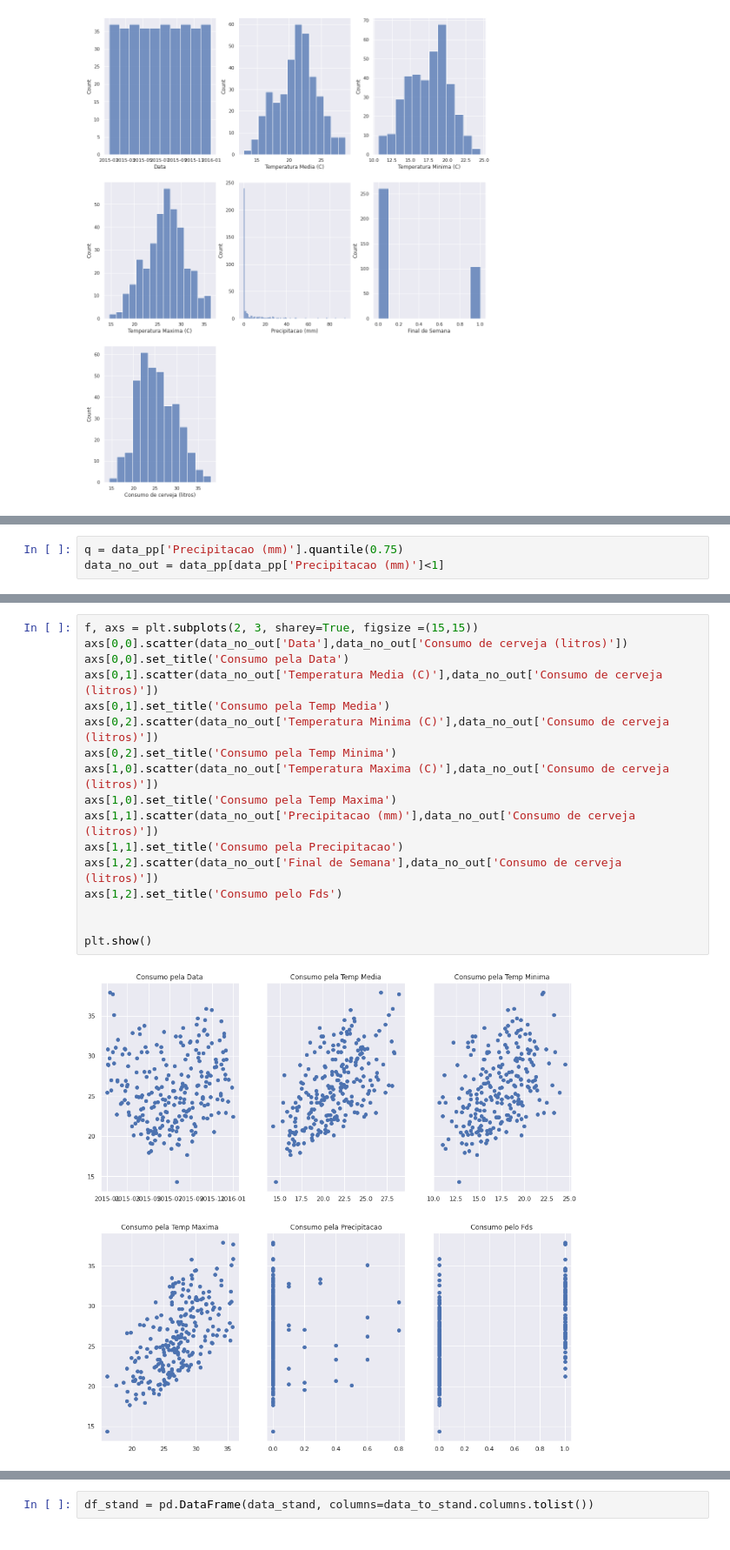
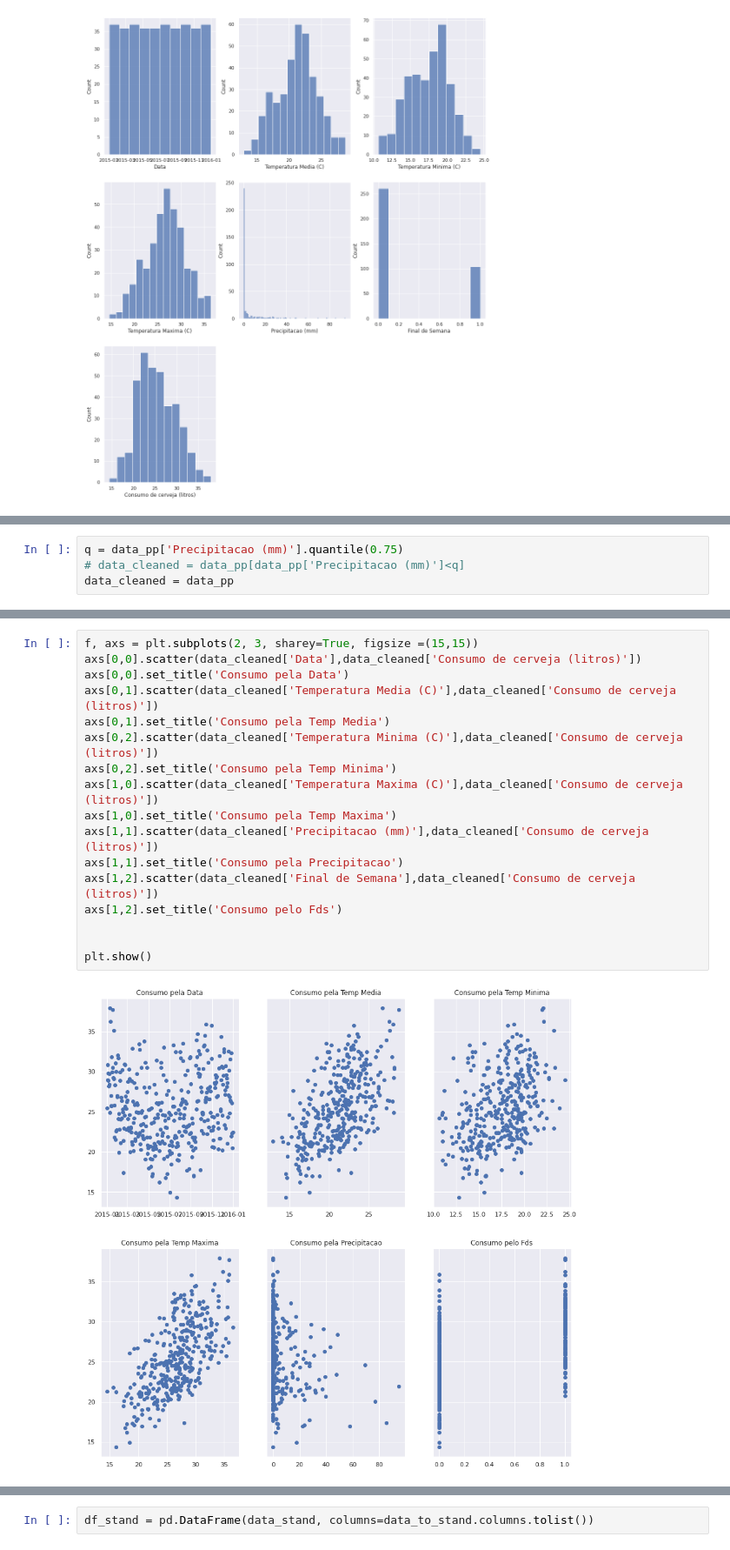
Before and after one commit to gus-phys/AI2-resources, a Jupyter notebook: 06-introducao-ml/aula2/KNN-Regressor/KNN-Regressor.ipynb, the cells around one changed output, grey strips where cells are left out. Shown at 87% size. Drawn from its saved outputs; the diff is of its cells as text.

```diff
--- a/06-introducao-ml/aula2/KNN-Regressor/KNN-Regressor.ipynb
+++ b/06-introducao-ml/aula2/KNN-Regressor/KNN-Regressor.ipynb
@@ -155,4 +157,5 @@ for i, column in enumerate(data_pp.columns, 1):
 # %%
 q = data_pp['Precipitacao (mm)'].quantile(0.75)
-data_no_out = data_pp[data_pp['Precipitacao (mm)']<1]
+# data_cleaned = data_pp[data_pp['Precipitacao (mm)']<q]
+data_cleaned = data_pp
 # %%
@@ -163,20 +166,20 @@ sns.displot(data_no_out['Precipitacao (mm)'])
 # %%
 f, axs = plt.subplots(2, 3, sharey=True, figsize =(15,15))
-axs[0,0].scatter(data_no_out['Data'],data_no_out['Consumo de cerveja (litros)'])
+axs[0,0].scatter(data_cleaned['Data'],data_cleaned['Consumo de cerveja (litros)'])
 axs[0,0].set_title('Consumo pela Data')
-axs[0,1].scatter(data_no_out['Temperatura Media (C)'],data_no_out['Consumo de cerveja (litros)'])
+axs[0,1].scatter(data_cleaned['Temperatura Media (C)'],data_cleaned['Consumo de cerveja (litros)'])
 axs[0,1].set_title('Consumo pela Temp Media')
-axs[0,2].scatter(data_no_out['Temperatura Minima (C)'],data_no_out['Consumo de cerveja (litros)'])
+axs[0,2].scatter(data_cleaned['Temperatura Minima (C)'],data_cleaned['Consumo de cerveja (litros)'])
 axs[0,2].set_title('Consumo pela Temp Minima')
-axs[1,0].scatter(data_no_out['Temperatura Maxima (C)'],data_no_out['Consumo de cerveja (litros)'])
+axs[1,0].scatter(data_cleaned['Temperatura Maxima (C)'],data_cleaned['Consumo de cerveja (litros)'])
 axs[1,0].set_title('Consumo pela Temp Maxima')
-axs[1,1].scatter(data_no_out['Precipitacao (mm)'],data_no_out['Consumo de cerveja (litros)'])
+axs[1,1].scatter(data_cleaned['Precipitacao (mm)'],data_cleaned['Consumo de cerveja (litros)'])
 axs[1,1].set_title('Consumo pela Precipitacao')
-axs[1,2].scatter(data_no_out['Final de Semana'],data_no_out['Consumo de cerveja (litros)'])
+axs[1,2].scatter(data_cleaned['Final de Semana'],data_cleaned['Consumo de cerveja (litros)'])
 axs[1,2].set_title('Consumo pelo Fds')
 
 
 plt.show()
 # %% [output]
-[figure, old version]
+[figure, new version]
 # %% [markdown]
```
Also changed, not shown: parts of 33 cells of this notebook.
